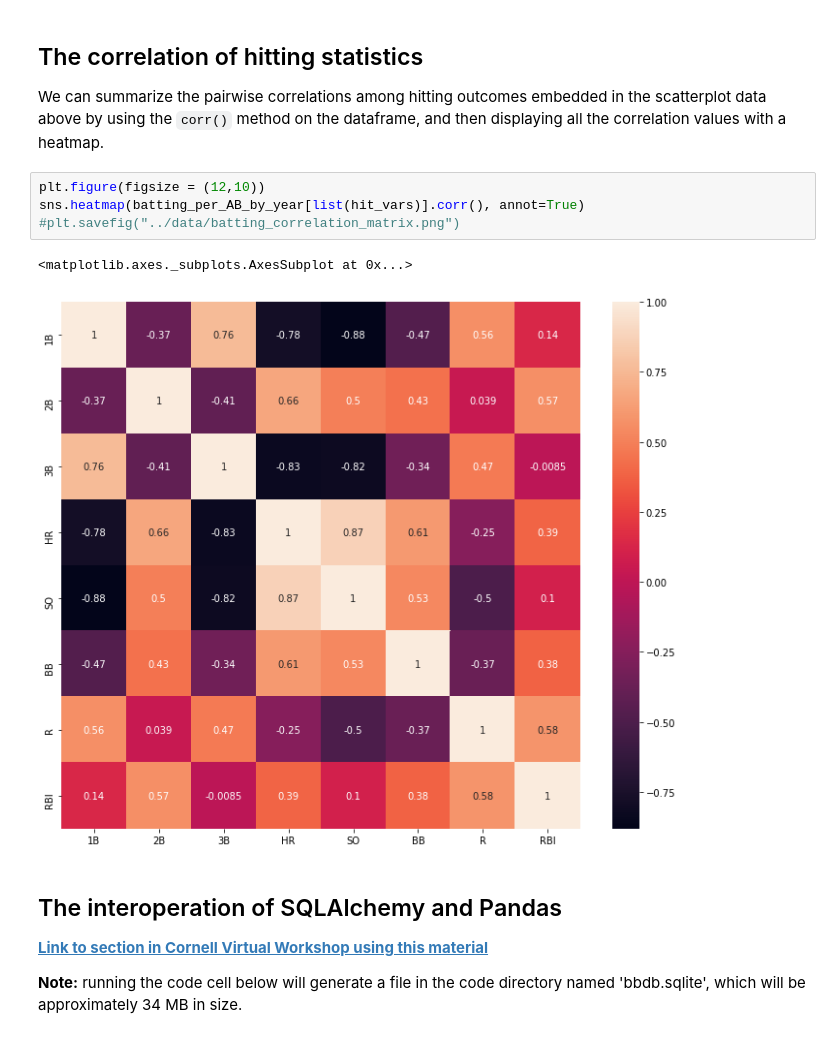
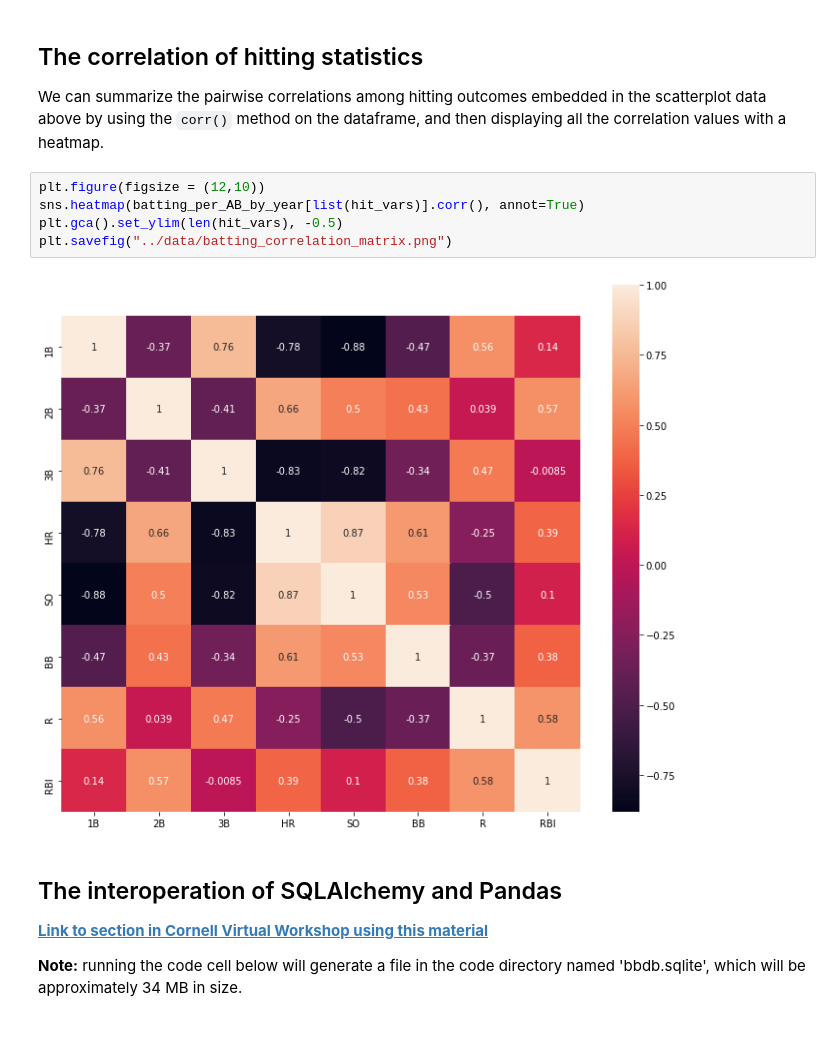
Before and after one commit to CornellCAC/CVW_PyDataSci1, a Jupyter notebook: code/BaseballDataBankNB1.ipynb, the cells around one changed output. Saved outputs shown, nothing was run; the diff lists cells and outputs as text.

Commit message:
Minor updates to reflect 2019 data

```diff
--- a/code/BaseballDataBankNB1.ipynb
+++ b/code/BaseballDataBankNB1.ipynb
@@ -342,10 +342,10 @@ We can summarize the pairwise correlations among hitting outcomes embedded in th
 # %%
 plt.figure(figsize = (12,10))
 sns.heatmap(batting_per_AB_by_year[list(hit_vars)].corr(), annot=True)
-#plt.savefig("../data/batting_correlation_matrix.png")
+plt.gca().set_ylim(len(hit_vars), -0.5)
+plt.savefig("../data/batting_correlation_matrix.png")
 # %% [output]
-<matplotlib.axes._subplots.AxesSubplot at 0x...>
-[figure, old version]
+[figure, new version]
 # %% [markdown]
 ## The interoperation of SQLAlchemy and Pandas
 
```
Also changed, not shown: parts of 4 cells of this notebook.
